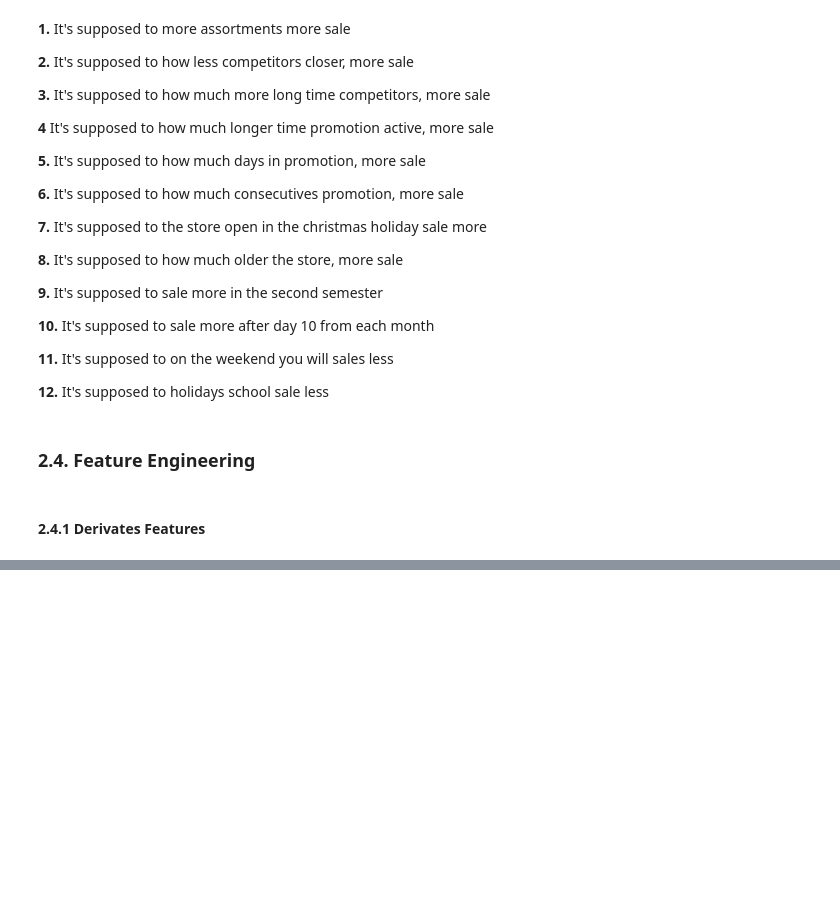
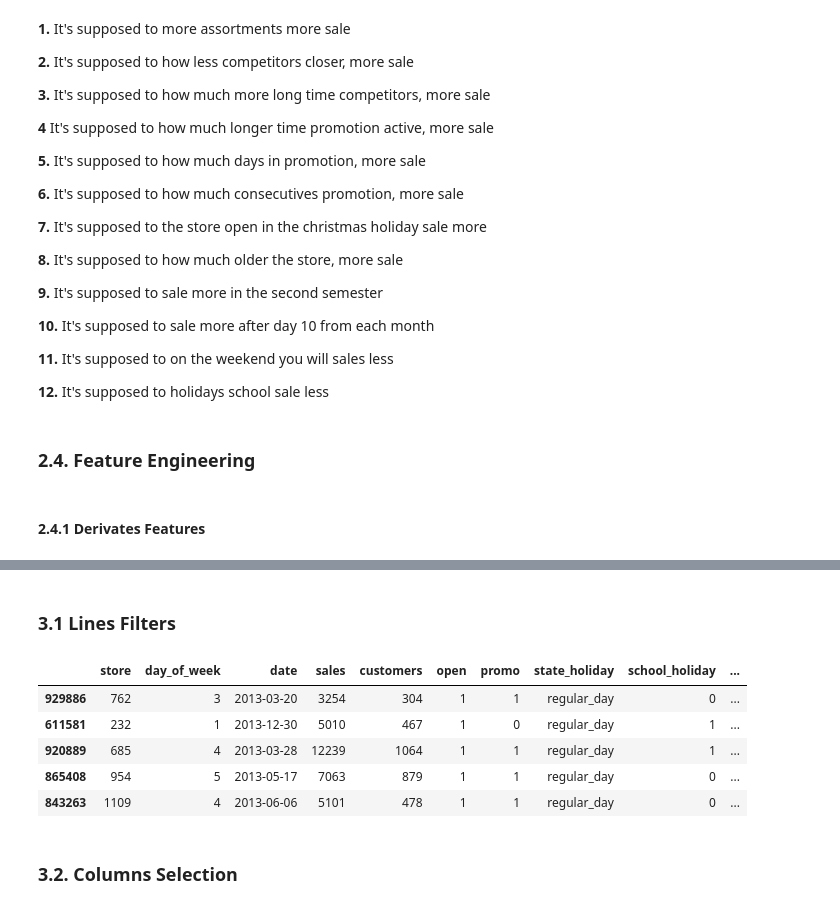
Before and after one commit to diegopmayer/rossman_sales_forecast, a Jupyter notebook: feature_engineering.ipynb, the cells around one changed output, grey strips where cells are left out. Cells and saved outputs as stored; diff of their text form; code cells hidden in the pictures; blank space fills up the shorter version.

Commit message:
filter and Columns Selection

```diff
--- a/feature_engineering.ipynb
+++ b/feature_engineering.ipynb
@@ -578,10 +578,7 @@ Image('img/rossamann_mid_map_hypothesis.png')
 #### 2.4.1 Derivates Features
 # %%
 # New dataframe to build features
-df2 = pd.DataFrame()
-
-# copy of date
-df2['date'] = df1['date'].copy()
+df2 = df1.copy()
 
 # year
 df2['year'] = df1['date'].dt.year
@@ -597,9 +594,6 @@ df2['week_of_year'] = df1['date'].dt.weekofyear
 
 # year week
 df2['year_week'] = df1['date'].dt.strftime('%Y-%W')
-
-# day of week
-df2['day_of_week'] = df1['day_of_week'].copy()
 # %%
 # competition since
 df2['competition_since'] = df1.apply(lambda x: datetime.datetime(year=x['competition_open_since_year'], month=x['competition_open_since_month'], day=1), axis=1)
@@ -639,0 +636,3 @@ df2.sample(5)
+# %%
+# copy from df2
+df3 = df2.copy()
@@ -639,0 +678,13 @@ df2.sample(5)
+# %% [markdown]
+### 3.1 Lines Filters
+# %%
+df3[(df3['open'] != 0) & (df3['sales'] > 0)].sample(5)
+# %% [output]
+|  | store | day_of_week | date | sales | customers | open | promo | state_holiday | school_holiday | ... |
+| 929886 | 762 | 3 | 2013-03-20 | 3254 | 304 | 1 | 1 | regular_day | 0 | ... |
+| 611581 | 232 | 1 | 2013-12-30 | 5010 | 467 | 1 | 0 | regular_day | 1 | ... |
+| 920889 | 685 | 4 | 2013-03-28 | 12239 | 1064 | 1 | 1 | regular_day | 1 | ... |
+| 865408 | 954 | 5 | 2013-05-17 | 7063 | 879 | 1 | 1 | regular_day | 0 | ... |
+| 843263 | 1109 | 4 | 2013-06-06 | 5101 | 478 | 1 | 1 | regular_day | 0 | ... |
+# %% [markdown]
+### 3.2. Columns Selection
```
Also changed, not shown: parts of 5 cells of this notebook.
